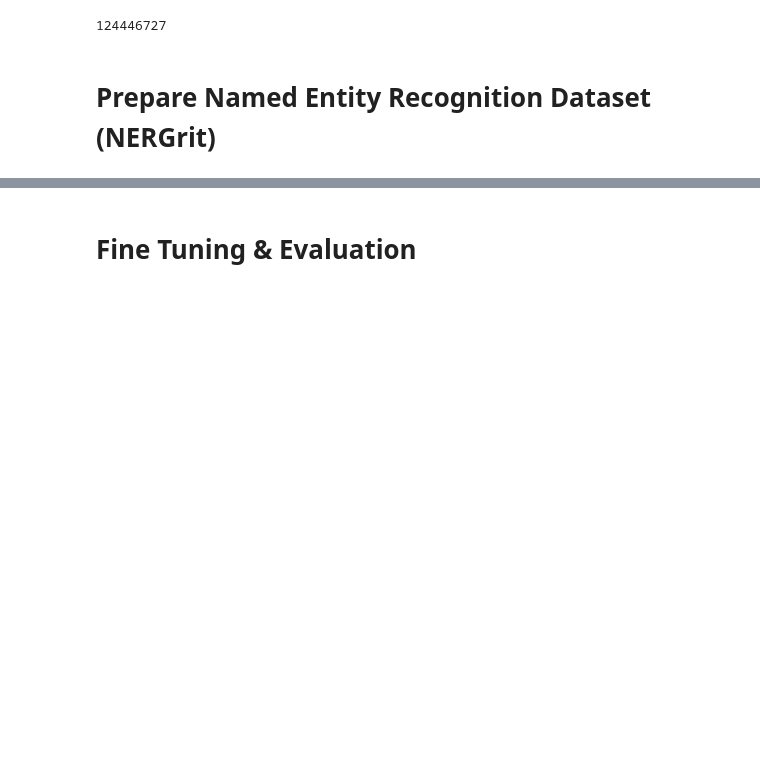
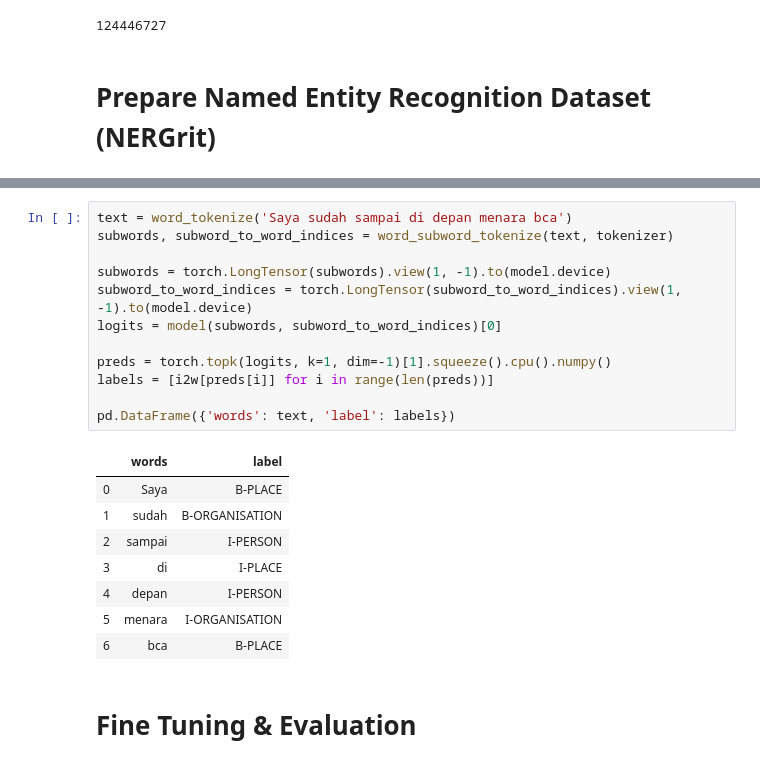
Before and after one commit to IndoNLP/indonlu, a Jupyter notebook: examples/finetune_ner_grit.ipynb, the cells around one changed output, grey strips where cells are left out. Saved outputs shown, nothing was run; the diff lists cells and outputs as text; blank space fills up the shorter version.

```diff
--- a/examples/finetune_ner_grit.ipynb
+++ b/examples/finetune_ner_grit.ipynb
@@ -105,3 +169,24 @@ print(i2w)
+# %%
+text = word_tokenize('Saya sudah sampai di depan menara bca')
+subwords, subword_to_word_indices = word_subword_tokenize(text, tokenizer)
+
+subwords = torch.LongTensor(subwords).view(1, -1).to(model.device)
+subword_to_word_indices = torch.LongTensor(subword_to_word_indices).view(1, -1).to(model.device)
+logits = model(subwords, subword_to_word_indices)[0]
+
+preds = torch.topk(logits, k=1, dim=-1)[1].squeeze().cpu().numpy()
+labels = [i2w[preds[i]] for i in range(len(preds))]
+
+pd.DataFrame({'words': text, 'label': labels})
+# %% [output]
+|  | words | label |
+| 0 | Saya | B-PLACE |
+| 1 | sudah | B-ORGANISATION |
+| 2 | sampai | I-PERSON |
+| 3 | di | I-PLACE |
+| 4 | depan | I-PERSON |
+| 5 | menara | I-ORGANISATION |
+| 6 | bca | B-PLACE |
 # %% [markdown]
 # Fine Tuning & Evaluation
 # %%
```
Also changed, not shown: parts of 17 cells of this notebook.
